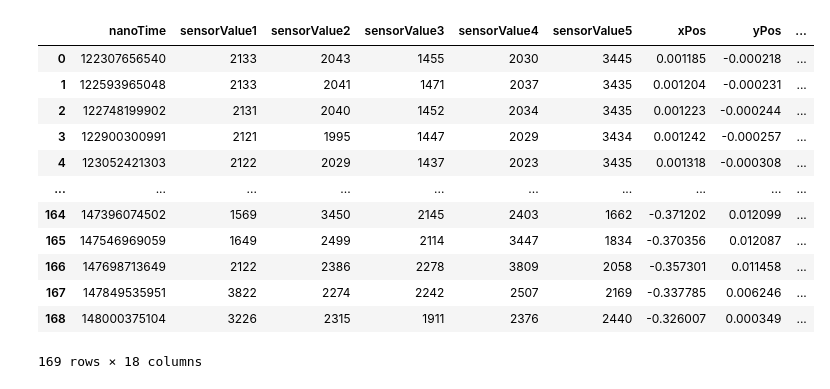
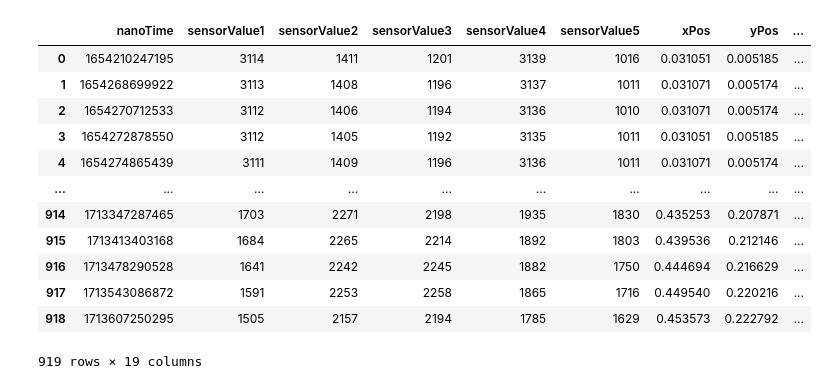
Before and after one commit to kmieczkowska/PathFinderSofware, a Jupyter notebook: python/ScriptRobotData.ipynb, the cells around one changed output. Drawn from its saved outputs; the diff is of its cells as text; code cells hidden in the pictures.

```diff
--- a/python/ScriptRobotData.ipynb
+++ b/python/ScriptRobotData.ipynb
@@ -3,19 +3,19 @@ import os
 import pandas as pd
 import matplotlib.pyplot as plt
 # %%
-csv_flie = pd.read_csv(os.path.join("data", "RobotDataStrategy2.csv"))
+csv_flie = pd.read_csv(os.path.join("data", "RobotDataTest1.csv"))
 csv_flie
 # %% [output]
 |  | nanoTime | sensorValue1 | sensorValue2 | sensorValue3 | sensorValue4 | sensorValue5 | xPos | yPos | ... |
-| 0 | 122307656540 | 2133 | 2043 | 1455 | 2030 | 3445 | 0.001185 | -0.000218 | ... |
-| 1 | 122593965048 | 2133 | 2041 | 1471 | 2037 | 3435 | 0.001204 | -0.000231 | ... |
-| 2 | 122748199902 | 2131 | 2040 | 1452 | 2034 | 3435 | 0.001223 | -0.000244 | ... |
-| 3 | 122900300991 | 2121 | 1995 | 1447 | 2029 | 3434 | 0.001242 | -0.000257 | ... |
-| 4 | 123052421303 | 2122 | 2029 | 1437 | 2023 | 3435 | 0.001318 | -0.000308 | ... |
+| 0 | 1654210247195 | 3114 | 1411 | 1201 | 3139 | 1016 | 0.031051 | 0.005185 | ... |
+| 1 | 1654268699922 | 3113 | 1408 | 1196 | 3137 | 1011 | 0.031071 | 0.005174 | ... |
+| 2 | 1654270712533 | 3112 | 1406 | 1194 | 3136 | 1010 | 0.031071 | 0.005174 | ... |
+| 3 | 1654272878550 | 3112 | 1405 | 1192 | 3135 | 1011 | 0.031051 | 0.005185 | ... |
+| 4 | 1654274865439 | 3111 | 1409 | 1196 | 3136 | 1011 | 0.031071 | 0.005174 | ... |
 | ... | ... | ... | ... | ... | ... | ... | ... | ... | ... |
-| 164 | 147396074502 | 1569 | 3450 | 2145 | 2403 | 1662 | -0.371202 | 0.012099 | ... |
-| 165 | 147546969059 | 1649 | 2499 | 2114 | 3447 | 1834 | -0.370356 | 0.012087 | ... |
-| 166 | 147698713649 | 2122 | 2386 | 2278 | 3809 | 2058 | -0.357301 | 0.011458 | ... |
-| 167 | 147849535951 | 3822 | 2274 | 2242 | 2507 | 2169 | -0.337785 | 0.006246 | ... |
-| 168 | 148000375104 | 3226 | 2315 | 1911 | 2376 | 2440 | -0.326007 | 0.000349 | ... |
+| 914 | 1713347287465 | 1703 | 2271 | 2198 | 1935 | 1830 | 0.435253 | 0.207871 | ... |
+| 915 | 1713413403168 | 1684 | 2265 | 2214 | 1892 | 1803 | 0.439536 | 0.212146 | ... |
+| 916 | 1713478290528 | 1641 | 2242 | 2245 | 1882 | 1750 | 0.444694 | 0.216629 | ... |
+| 917 | 1713543086872 | 1591 | 2253 | 2258 | 1865 | 1716 | 0.449540 | 0.220216 | ... |
+| 918 | 1713607250295 | 1505 | 2157 | 2194 | 1785 | 1629 | 0.453573 | 0.222792 | ... |
-169 rows × 18 columns
+919 rows × 19 columns
```
Also changed, not shown: parts of 2 cells of this notebook, 2 other files.
